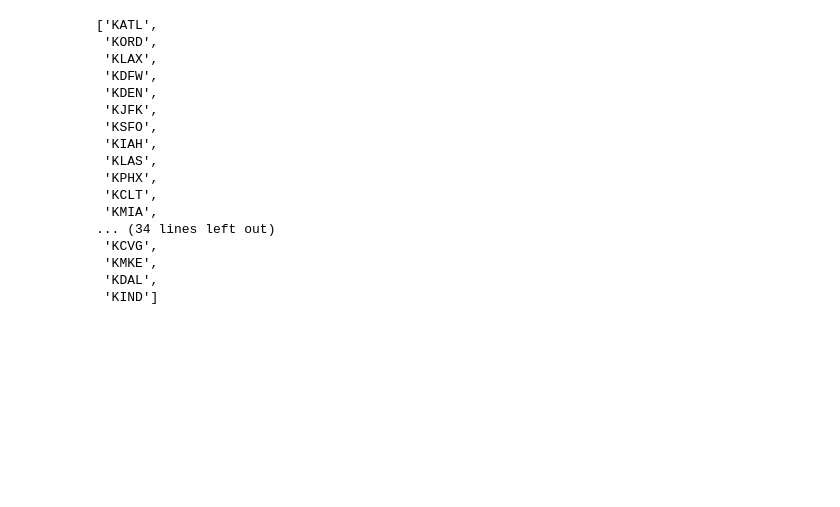
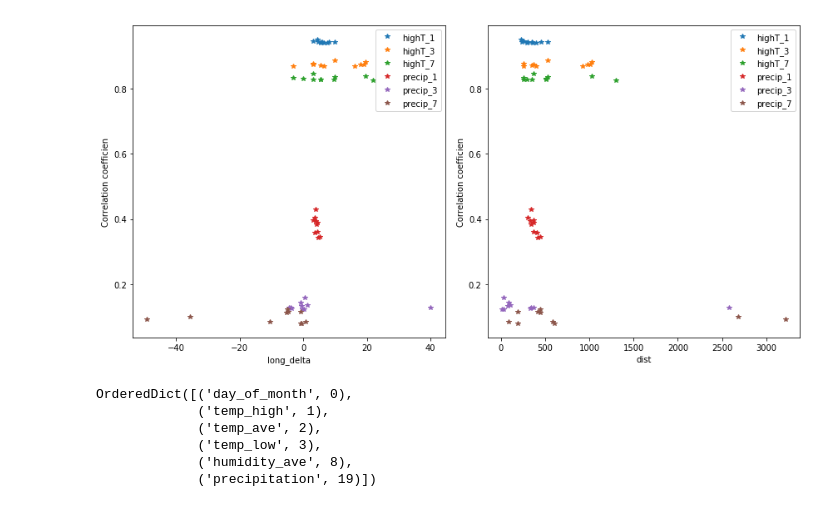
Before and after one commit to cwfink/Fink_ay250_homework, a Jupyter notebook: hw_5/HW_5.ipynb, the cells around one changed output. Drawn from its saved outputs; the diff is of its cells as text; code cells hidden in the pictures; blank space fills up the shorter version.

Commit message:
Added plotting function and date formating functions

```diff
--- a/hw_5/HW_5.ipynb
+++ b/hw_5/HW_5.ipynb
@@ -15,7 +20,8 @@ from geopy.distance import great_circle
 # %%
 #Read in top airport data from supplied files
 path = 'hw_5_data/'
-
+#db_name = 'airports2.db'
+db_name = 'airport_db'
 top_airpots = pd.read_csv(path+'top_airports.csv' )
 airport_info = pd.read_csv(path+'ICAO_airports.csv' )
 # %%
@@ -137,6 +231,3 @@ for combo in permutations(airport_code[cuts],2):
 
 
 pairs_df = pd.DataFrame.from_dict(airport_pairs_dict).set_index('Airport_pairs')
-# %%
-
-pairs_df = pd.DataFrame.from_dict(airport_pairs_dict).set_index('Airport_pairs')
@@ -165,23 +234,45 @@ pairs_df
-# %%
-path = 'hw_5_data/'
-sql_cmd = "SELECT ICAO FROM airport_info"
-a = get_data_from_db('airports2.db', path, sql_cmd)
-a
-# %% [output]
-['KATL',
- 'KORD',
- 'KLAX',
- 'KDFW',
- 'KDEN',
- 'KJFK',
- 'KSFO',
- 'KIAH',
- 'KLAS',
- 'KPHX',
- 'KCLT',
- 'KMIA',
-... (34 lines left out)
- 'KCVG',
- 'KMKE',
- 'KDAL',
- 'KIND']
+# %%
+def plot_results(df):
+    x_val = ['long_delta','dist']
+    y_val = ['highT_1','highT_3','highT_7','precip_1','precip_3','precip_7']
+
+    fig, ax = plt.subplots(1, len(x_val), figsize = (12, 3 * len(x_val)))
+
+    for ii in range(len(x_val)):
+        for jj in range(len(y_val)):
+
+            ax[ii].set_xlabel(x_val[ii])
+            ax[ii].set_ylabel('Correlation coefficien')
+
+            df_sort = df.sort_values(by = y_val[jj], ascending=False)[:10]
+
+            ax[ii].plot(df_sort[x_val[ii]], df_sort[y_val[jj]], '*', label = y_val[jj])
+            ax[ii].legend(loc = 'best')
+
+    plt.tight_layout()
+
+
+
+
+
+
+
+
+
+
+plot_results(pairs_df)
+# %% [output]
+[figure, added]
+# %%
+
+#the location and
+data_needed = OrderedDict({'day_of_month': 0, 'temp_high': 1, 'temp_ave': 2, 'temp_low': 3,
+                                    'humidity_ave': 8, 'precipitation': 19})
+data_needed
+# %% [output]
+OrderedDict([('day_of_month', 0),
+             ('temp_high', 1),
+             ('temp_ave', 2),
+             ('temp_low', 3),
+             ('humidity_ave', 8),
+             ('precipitation', 19)])
```
Also changed, not shown: parts of 9 cells of this notebook.
